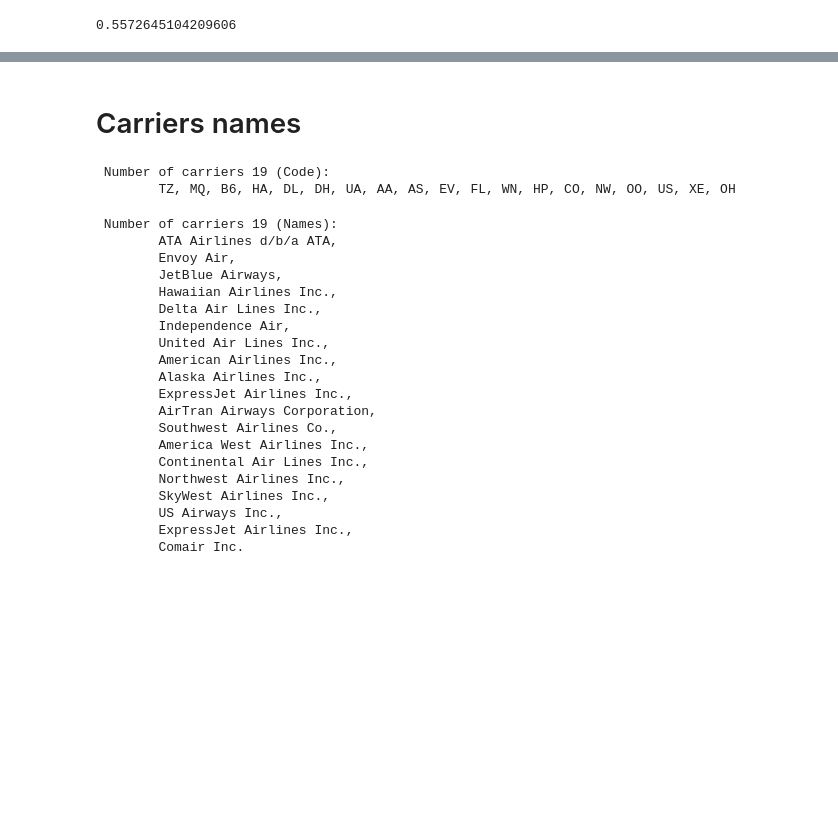
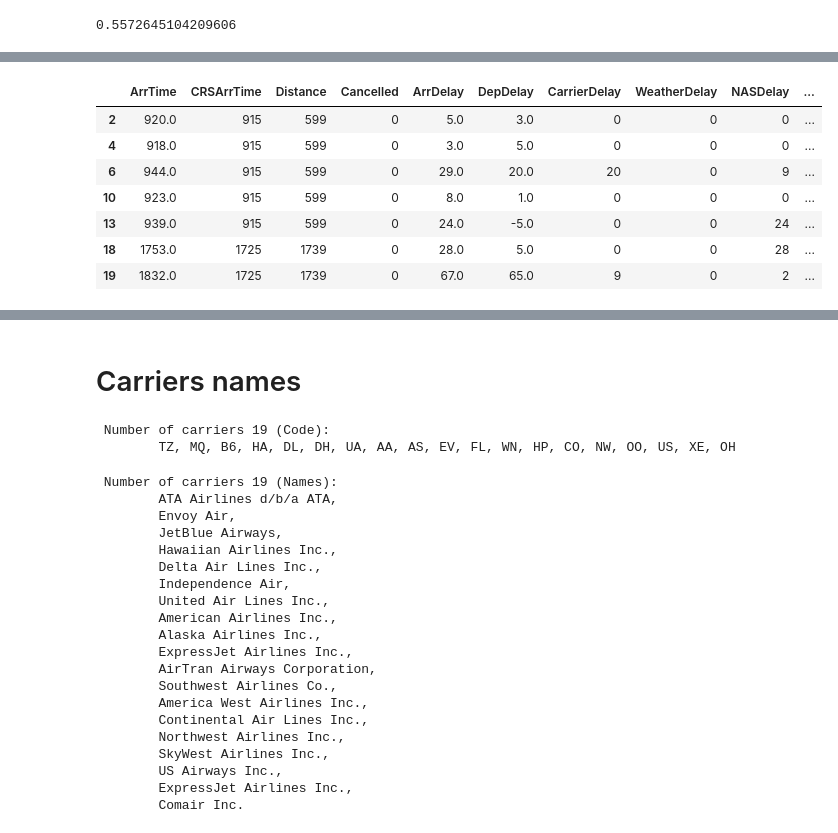
Before and after one commit to albhub/Udacity-NanoDegree-P6, a Jupyter notebook: Flights.ipynb, the cells around one changed output, grey strips where cells are left out. Drawn from its saved outputs; the diff is of its cells as text; code cells hidden in the pictures; blank space fills up the shorter version.

Commit message:
Delayed Causes by Year

```diff
--- a/Flights.ipynb
+++ b/Flights.ipynb
@@ -37,7 +37,7 @@ http://stat-computing.org/dataexpo/2009/the-data.html
 df_origs = {}
 # %%
 #years = [1990,1991,1992,1993]
-years = range(1997,2009)
+years = range(1987,2009)
 print (" Reading ", years[0])
 
 for kyear in years:
@@ -85,5 +70,5 @@ Try
 # %%
-df_origs[2002] = pd.read_csv("./rawData/{0}.csv".format("2002"), engine="c")
+#df_origs[2002] = pd.read_csv("./rawData/{0}.csv".format("2002"), engine="c")
 # %%
 df_origs.keys()
 sorted(df_origs.keys())
@@ -154,0 +182,3 @@ print( df )
+# %%
+df = df_origs[2004].head(20)
+", ".join(df.columns)
@@ -154,0 +187,12 @@ print( df )
+# %%
+df = df[df.ArrDelay > 0].copy()
+df[["ArrTime","CRSArrTime","Distance","Cancelled"]+[i for i in df.columns if "Delay" in i]]
+# %% [output]
+|  | ArrTime | CRSArrTime | Distance | Cancelled | ArrDelay | DepDelay | CarrierDelay | WeatherDelay | NASDelay | ... |
+| 2 | 920.0 | 915 | 599 | 0 | 5.0 | 3.0 | 0 | 0 | 0 | ... |
+| 4 | 918.0 | 915 | 599 | 0 | 3.0 | 5.0 | 0 | 0 | 0 | ... |
+| 6 | 944.0 | 915 | 599 | 0 | 29.0 | 20.0 | 20 | 0 | 9 | ... |
+| 10 | 923.0 | 915 | 599 | 0 | 8.0 | 1.0 | 0 | 0 | 0 | ... |
+| 13 | 939.0 | 915 | 599 | 0 | 24.0 | -5.0 | 0 | 0 | 24 | ... |
+| 18 | 1753.0 | 1725 | 1739 | 0 | 28.0 | 5.0 | 0 | 0 | 28 | ... |
+| 19 | 1832.0 | 1725 | 1739 | 0 | 67.0 | 65.0 | 9 | 0 | 2 | ... |
```
Also changed, not shown: parts of 13 cells of this notebook, 7 other files.
